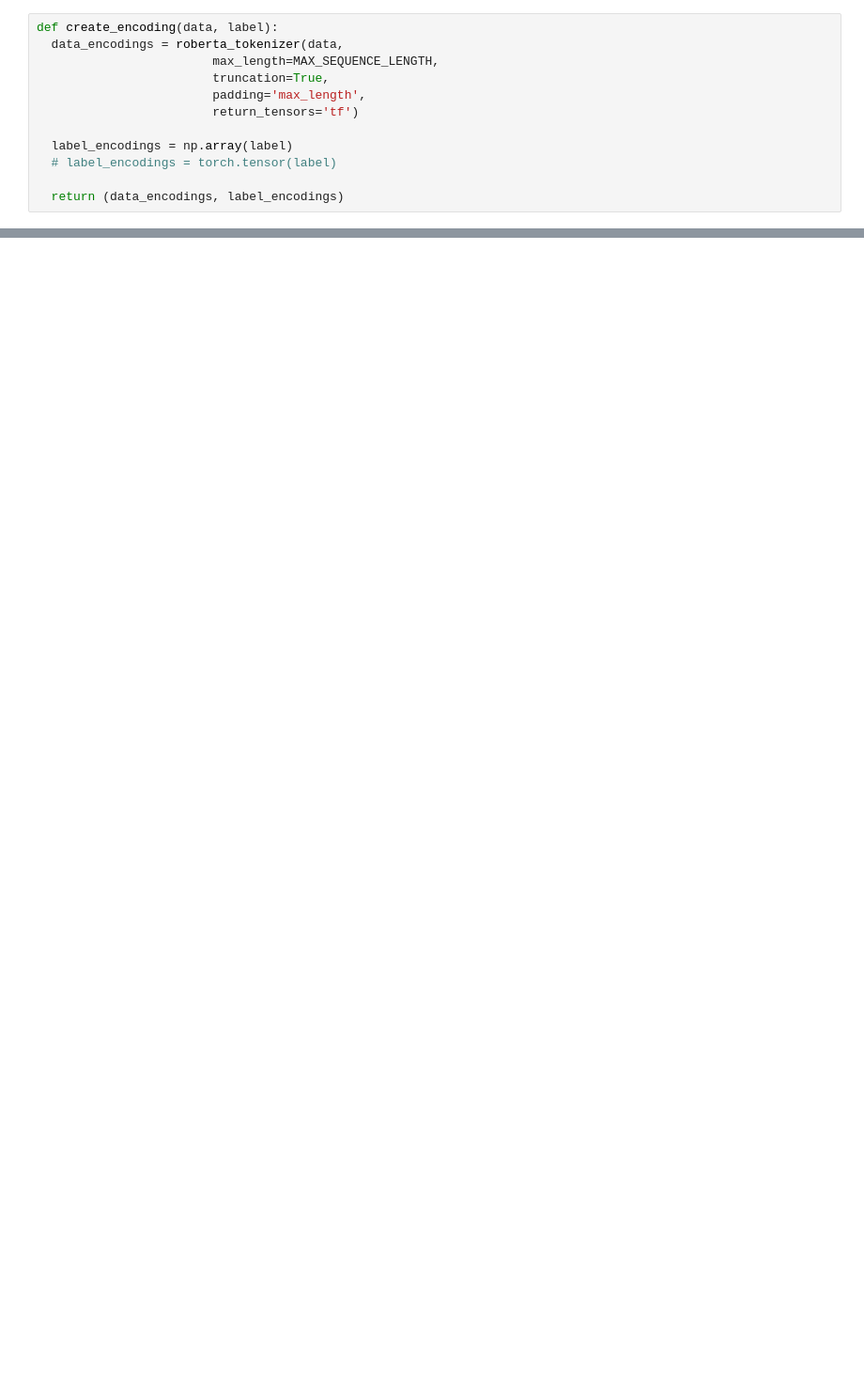
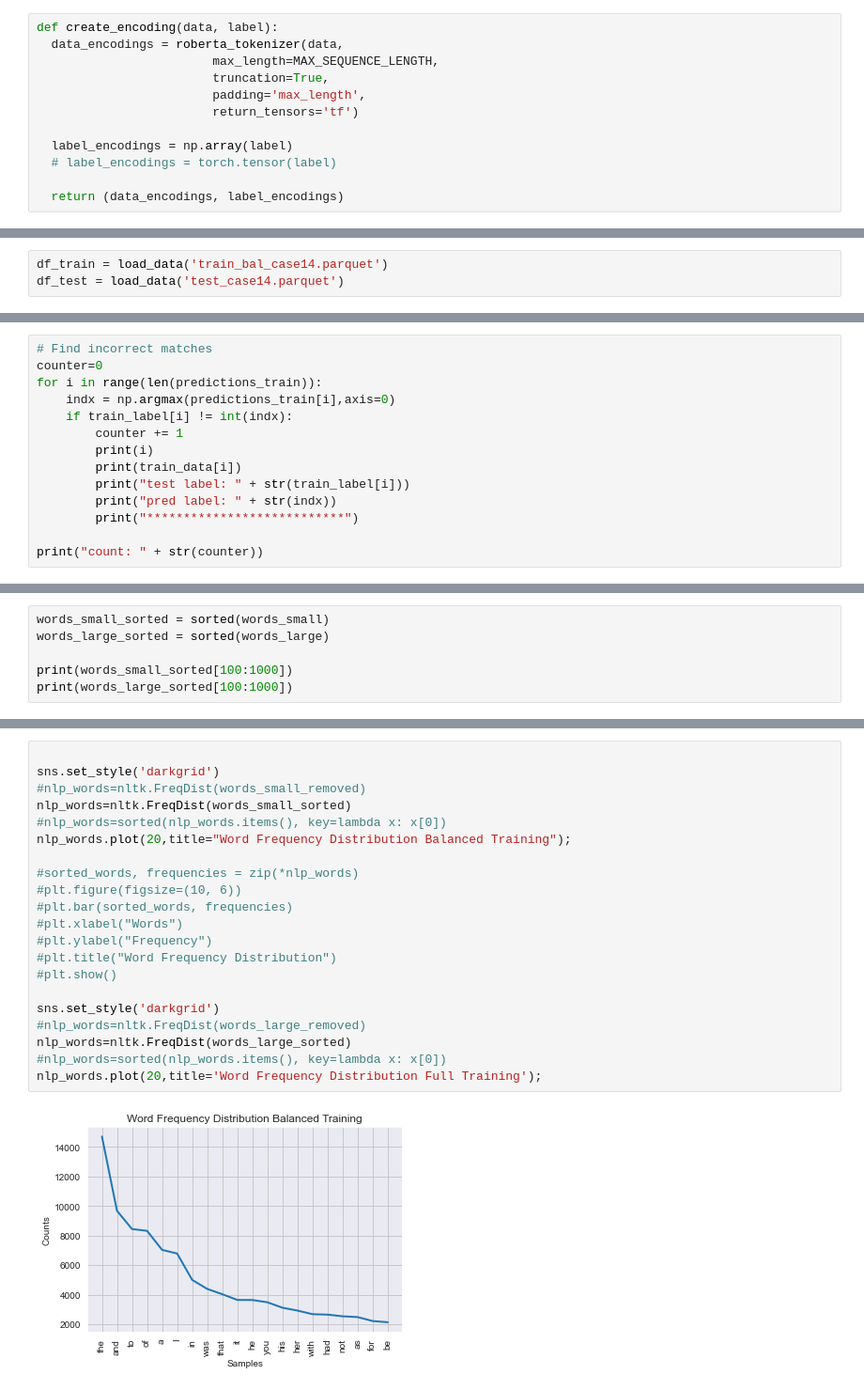
Before and after one commit to denny-lehman/lit-shazam, a Jupyter notebook: notebooks/RoBERTa.ipynb, the cells around one changed output, grey strips where cells are left out. Shown: that part at 94% size. Saved outputs shown, nothing was run; the diff lists cells and outputs as text; blank space fills up the shorter version.

```diff
--- a/notebooks/RoBERTa.ipynb
+++ b/notebooks/RoBERTa.ipynb
@@ -267,0 +215,3 @@ dataset_validation = dataset_validation.batch(BATCH_SIZE)
+# %%
+df_train = load_data('train_bal_case14.parquet')
+df_test = load_data('test_case14.parquet')
@@ -483,0 +665,14 @@ test_label[0:20]
+# %%
+# Find incorrect matches
+counter=0
+for i in range(len(predictions_train)):
+    indx = np.argmax(predictions_train[i],axis=0)
+    if train_label[i] != int(indx):
+        counter += 1
+        print(i)
+        print(train_data[i])
+        print("test label: " + str(train_label[i]))
+        print("pred label: " + str(indx))
+        print("***************************")
+
+print("count: " + str(counter))
@@ -483,0 +901,6 @@ test_label[0:20]
+# %%
+words_small_sorted = sorted(words_small)
+words_large_sorted = sorted(words_large)
+
+print(words_small_sorted[100:1000])
+print(words_large_sorted[100:1000])
@@ -483,0 +931,23 @@ test_label[0:20]
+# %%
+
+sns.set_style('darkgrid')
+#nlp_words=nltk.FreqDist(words_small_removed)
+nlp_words=nltk.FreqDist(words_small_sorted)
+#nlp_words=sorted(nlp_words.items(), key=lambda x: x[0])
+nlp_words.plot(20,title="Word Frequency Distribution Balanced Training");
+
+#sorted_words, frequencies = zip(*nlp_words)
+#plt.figure(figsize=(10, 6))
+#plt.bar(sorted_words, frequencies)
+#plt.xlabel("Words")
+#plt.ylabel("Frequency")
+#plt.title("Word Frequency Distribution")
+#plt.show()
+
+sns.set_style('darkgrid')
+#nlp_words=nltk.FreqDist(words_large_removed)
+nlp_words=nltk.FreqDist(words_large_sorted)
+#nlp_words=sorted(nlp_words.items(), key=lambda x: x[0])
+nlp_words.plot(20,title='Word Frequency Distribution Full Training');
+# %% [output]
+[figure, added]
```
Also changed, not shown: parts of 70 cells of this notebook.
